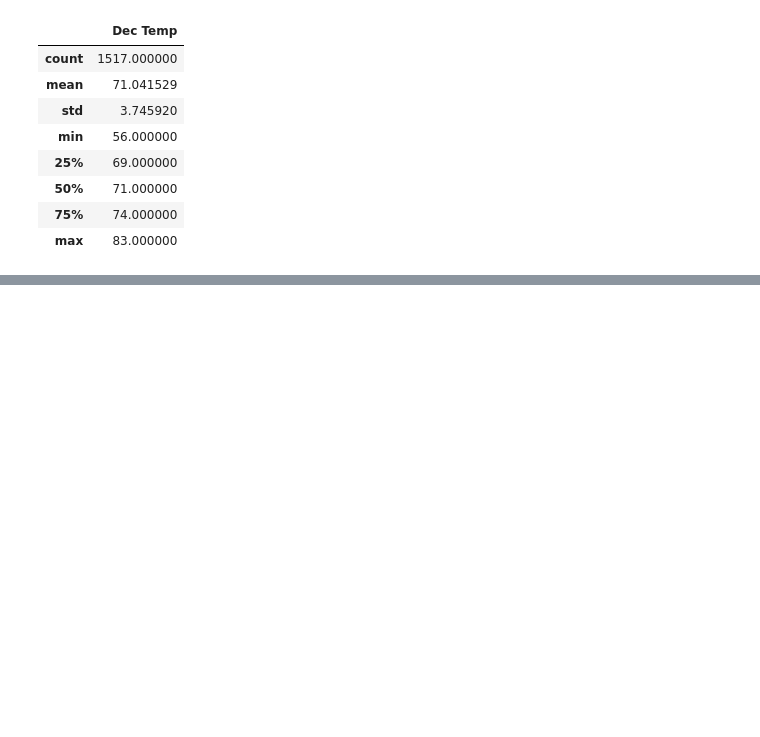
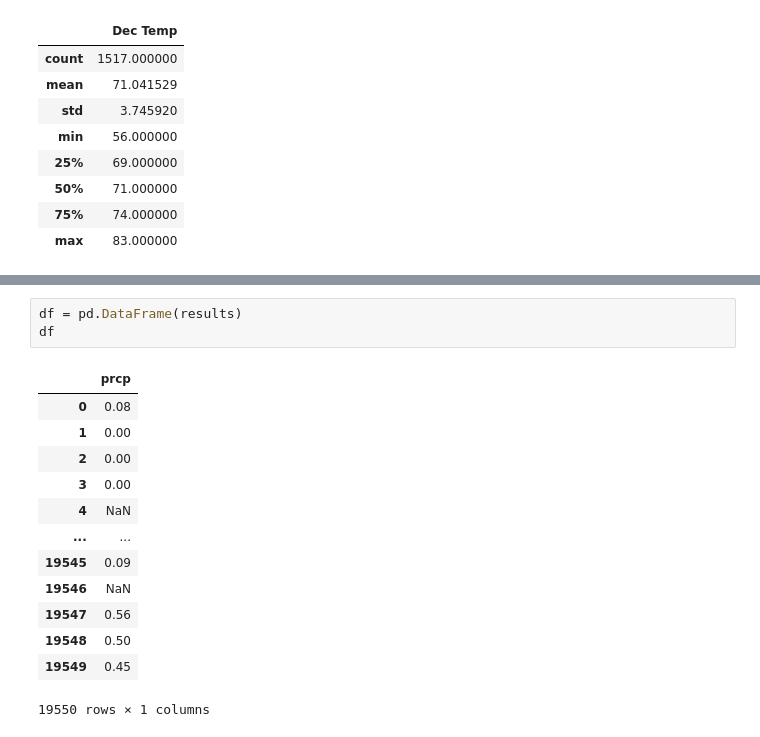
Before and after one commit to NataliaVelasquez18/Weather-analysis-with-SQLAlchemy-and-SQLite, a Jupyter notebook: climate_analysis.ipynb, the cells around one changed output, grey strips where cells are left out. Drawn from its saved outputs; the diff is of its cells as text; blank space fills up the shorter version.

```diff
--- a/climate_analysis.ipynb
+++ b/climate_analysis.ipynb
@@ -264,0 +288,17 @@ df.describe()
+# %%
+df = pd.DataFrame(results)
+df
+# %% [output]
+|  | prcp |
+| 0 | 0.08 |
+| 1 | 0.00 |
+| 2 | 0.00 |
+| 3 | 0.00 |
+| 4 | NaN |
+| ... | ... |
+| 19545 | 0.09 |
+| 19546 | NaN |
+| 19547 | 0.56 |
+| 19548 | 0.50 |
+| 19549 | 0.45 |
+19550 rows × 1 columns
```
Also changed, not shown: parts of 4 cells of this notebook, 2 other files.
